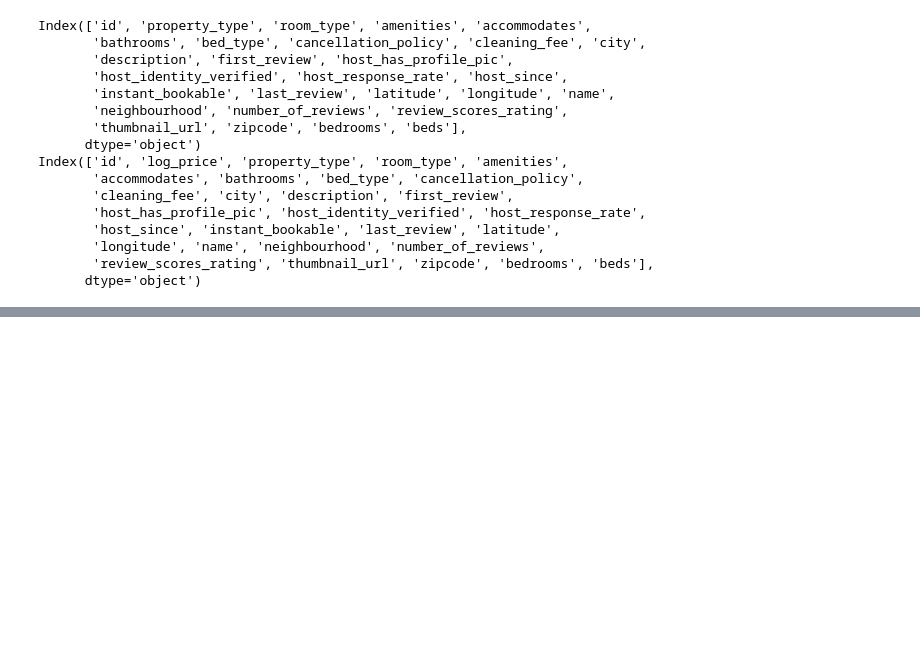
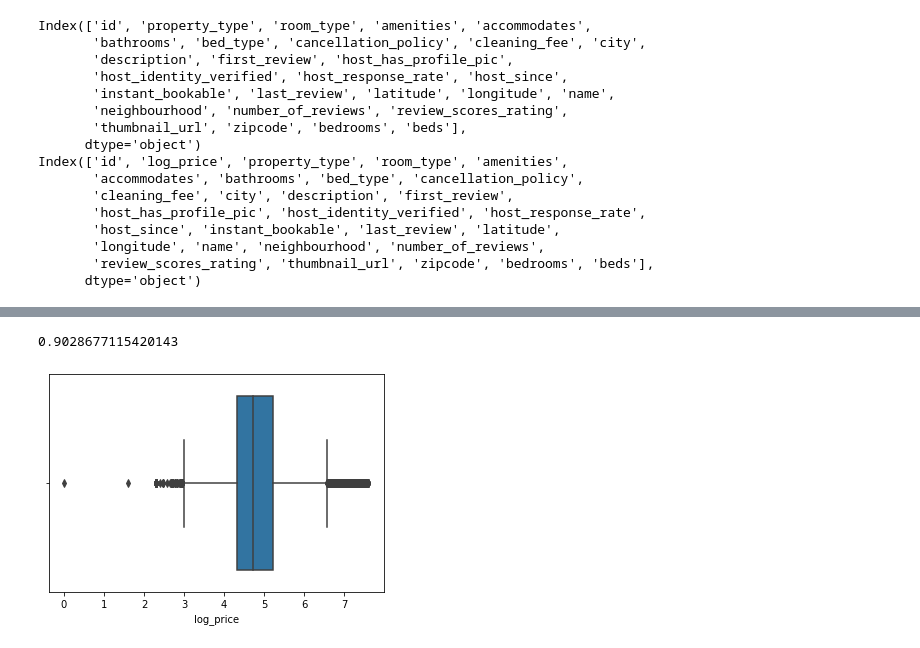
Before and after one commit to Darkling-01/Airbnb-Machine-Learning, a Jupyter notebook: Project_1.ipynb, the cells around one changed output, grey strips where cells are left out. Saved outputs shown, nothing was run; the diff lists cells and outputs as text; code cells hidden in the pictures; blank space fills up the shorter version.

```diff
--- a/Project_1.ipynb
+++ b/Project_1.ipynb
@@ -64,0 +73,12 @@ Index(['id', 'log_price', 'property_type', 'room_type', 'amenities',
+# %%
+sns.boxplot(train['log_price'])
+
+#using the IQR method to find the outliers is commonly used and more trusted.
+Q1 = np.percentile(train['log_price'], 25, interpolation = 'midpoint')
+Q3 = np.percentile(train['log_price'], 75, interpolation = 'midpoint')
+
+IQR = Q3 - Q1
+print(IQR)
+# %% [output]
+0.9028677115420143
+[figure, added]
```
Also changed, not shown: parts of 5 cells of this notebook.
